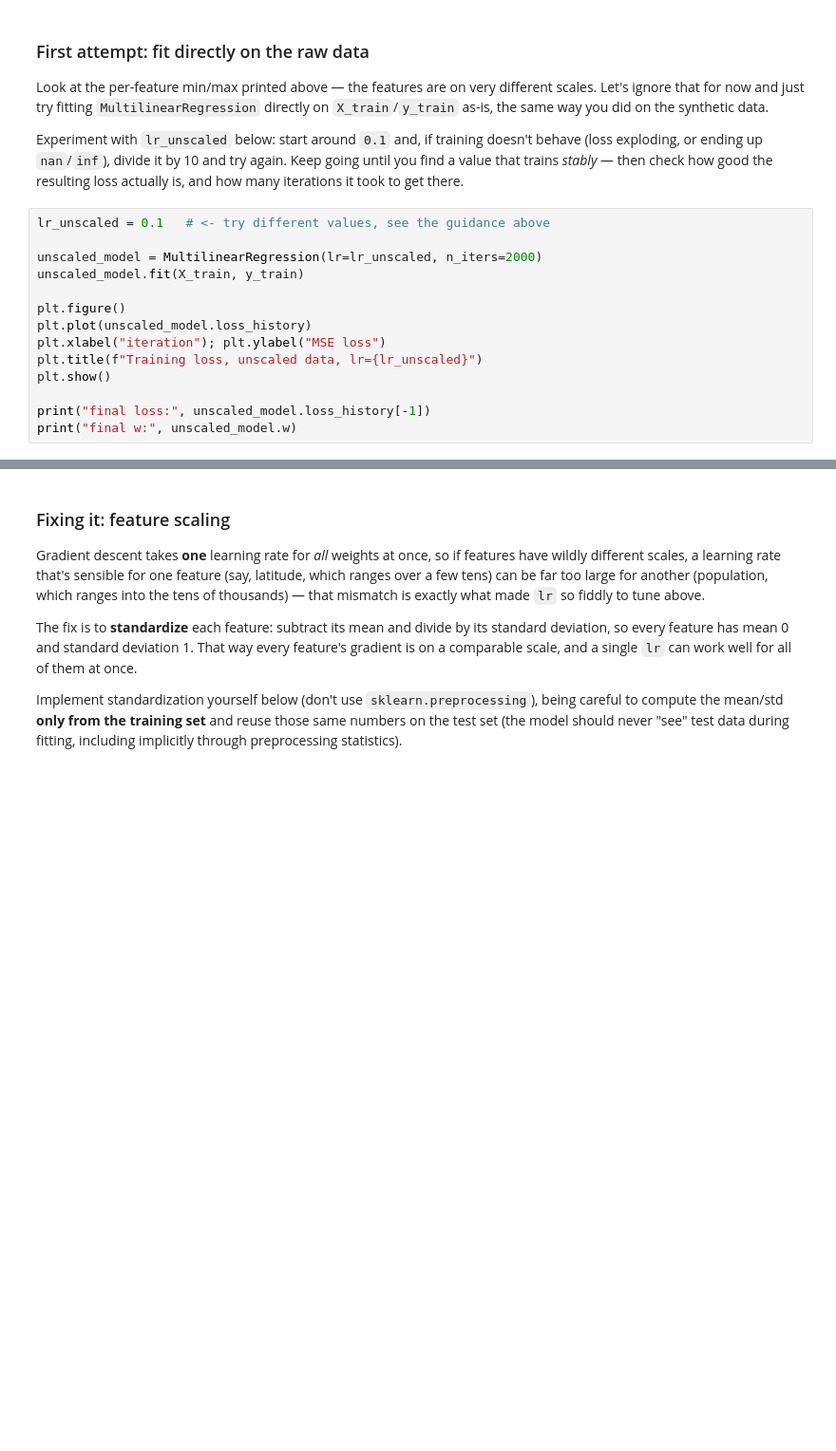
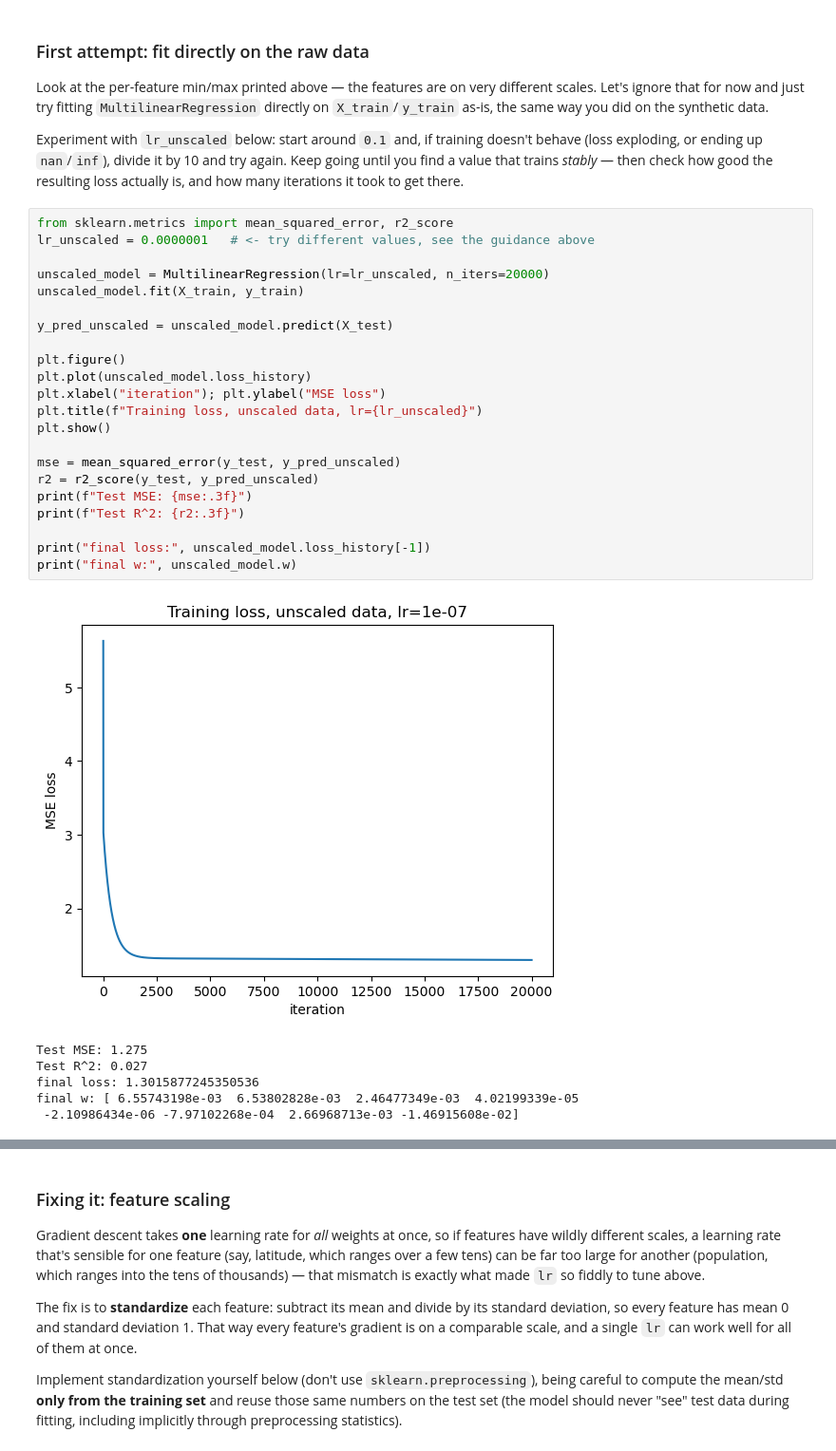
Before and after one commit to karpada2/comp_sci_stuff, a Jupyter notebook: twelvth_grade/classwork/gradient_descent_exercise_gon_grossman.ipynb, the cells around one changed output, grey strips where cells are left out. Shown at 95% size. Cells and saved outputs as stored; diff of their text form; blank space fills up the shorter version.

```diff
--- a/twelvth_grade/classwork/gradient_descent_exercise_student.ipynb
+++ b/twelvth_grade/classwork/gradient_descent_exercise_gon_grossman.ipynb
@@ -472,19 +514,34 @@ try again. Keep going until you find a value that trains *stably* — then
 check how good the resulting loss actually is, and how many iterations it
 took to get there.
 # %%
-lr_unscaled = 0.1   # <- try different values, see the guidance above
+from sklearn.metrics import mean_squared_error, r2_score
+lr_unscaled = 0.0000001   # <- try different values, see the guidance above
 
-unscaled_model = MultilinearRegression(lr=lr_unscaled, n_iters=2000)
+unscaled_model = MultilinearRegression(lr=lr_unscaled, n_iters=20000)
 unscaled_model.fit(X_train, y_train)
+
+y_pred_unscaled = unscaled_model.predict(X_test)
 
 plt.figure()
 plt.plot(unscaled_model.loss_history)
 plt.xlabel("iteration"); plt.ylabel("MSE loss")
 plt.title(f"Training loss, unscaled data, lr={lr_unscaled}")
 plt.show()
 
+mse = mean_squared_error(y_test, y_pred_unscaled)
+r2 = r2_score(y_test, y_pred_unscaled)
+print(f"Test MSE: {mse:.3f}")
+print(f"Test R^2: {r2:.3f}")
+
 print("final loss:", unscaled_model.loss_history[-1])
 print("final w:", unscaled_model.w)
+# %% [output]
+[figure, added]
+Test MSE: 1.275
+Test R^2: 0.027
+final loss: 1.3015877245350536
+final w: [ 6.55743198e-03  6.53802828e-03  2.46477349e-03  4.02199339e-05
+ -2.10986434e-06 -7.97102268e-04  2.66968713e-03 -1.46915608e-02]
 # %% [markdown]
 **Your observations (unscaled):** *(double-click this cell to edit)*
 
```
Also changed, not shown: parts of 11 cells of this notebook.
